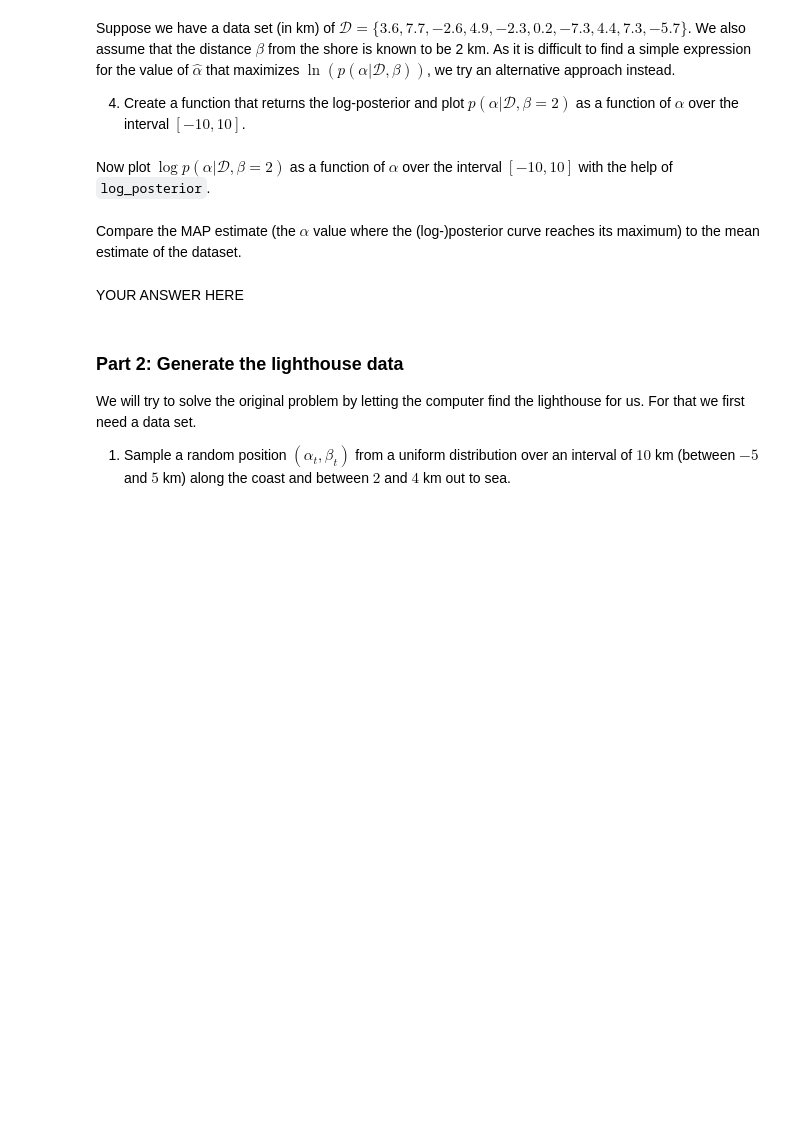
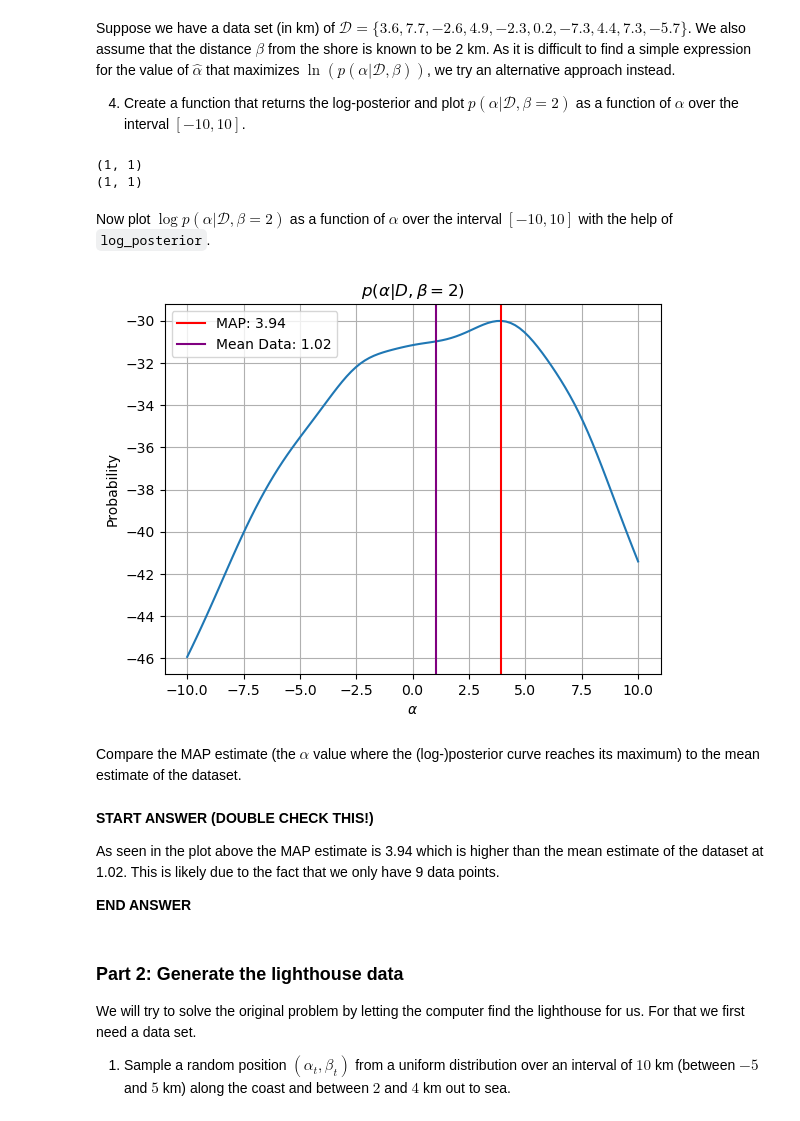
Before and after one commit to meraxion/SML24, a Jupyter notebook: SML24_as03/SML24_as03_1.ipynb, the cells around one changed output. Drawn from its saved outputs; the diff is of its cells as text; code cells hidden in the pictures; blank space fills up the shorter version.

```diff
--- a/SML24_as03/SML24_as03_1.ipynb
+++ b/SML24_as03/SML24_as03_1.ipynb
@@ -120,13 +168,22 @@ def log_posterior(alphas, beta, data):
     array
         Log-posterior values.
     """
-    # YOUR CODE HERE
-    raise NotImplementedError()
+    log_posteriors = np.zeros_like(alphas)
+
+    for index, alpha in enumerate(alphas):
+        log_posteriors[index] = -np.sum(np.log(beta**2 + (data - alpha)**2))
+
+    return log_posteriors.reshape(-1, 1)
 # %%
 """
 Test for the log_posterior function.
 """
 log_p = log_posterior(np.linspace(0, 1, 1), 0, np.array([1, 1, 1, 1, 1]))
+print(log_p.shape)
+print(np.array([[0]]).shape)
 np.testing.assert_array_almost_equal(log_p, np.array([[0]]), decimal = 2)
+# %% [output]
+(1, 1)
+(1, 1)
 # %% [markdown]
 Now plot $\log p(\alpha | \mathcal{D},\beta = 2)$ as a function of $\alpha$ over the interval $[-10, 10]$ with the help of `log_posterior`.
@@ -139,7 +190,33 @@ raise NotImplementedError()
+# %%
+"""
+Plot the log-posterior density.
+"""
+
+data = np.array([3.6, 7.7, -2.6, 4.9, -2.3, 0.2, -7.3, 4.4, 7.3, -5.7])
+beta = 2
+alphas = np.linspace(-10, 10, 100)
+y = log_posterior(alphas, beta, data)
+MAP = np.argmax(y)
+
+
+plt.plot(alphas, y)
+plt.xlabel(r"$\alpha$")
+plt.ylabel("Probability")
+plt.title(r"$p(\alpha|D,\beta=2)$");
+plt.axvline(alphas[MAP], label=f"MAP: {alphas[MAP]:.2f}", color = "red")
+plt.axvline(np.mean(data), label=f"Mean Data: {np.mean(data):.2f}", color = "purple")
+plt.legend()
+plt.grid()
+# %% [output]
+[figure, added]
 # %% [markdown]
 Compare the MAP estimate (the $\alpha$ value where the (log-)posterior curve reaches its maximum) to the mean estimate of the dataset.
-# %% [markdown]
-YOUR ANSWER HERE
+# %% [markdown]
+**START ANSWER (DOUBLE CHECK THIS!)**
+
+As seen in the plot above the MAP estimate is 3.94 which is higher than the mean estimate of the dataset at 1.02. This is likely due to the fact that we only have 9 data points.
+
+**END ANSWER**
 # %% [markdown]
 ### Part 2: Generate the lighthouse data
 We will try to solve the original problem by letting the computer find the lighthouse for us. For that we first need a data set.
```
Also changed, not shown: parts of 11 cells of this notebook, 4 other files.
